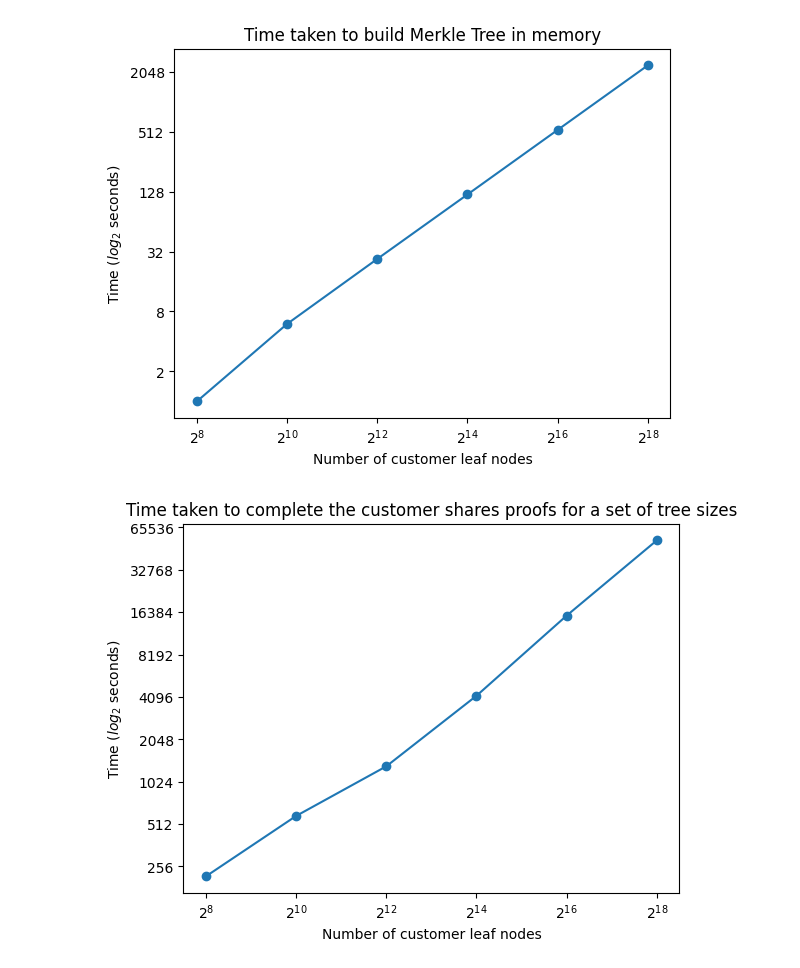
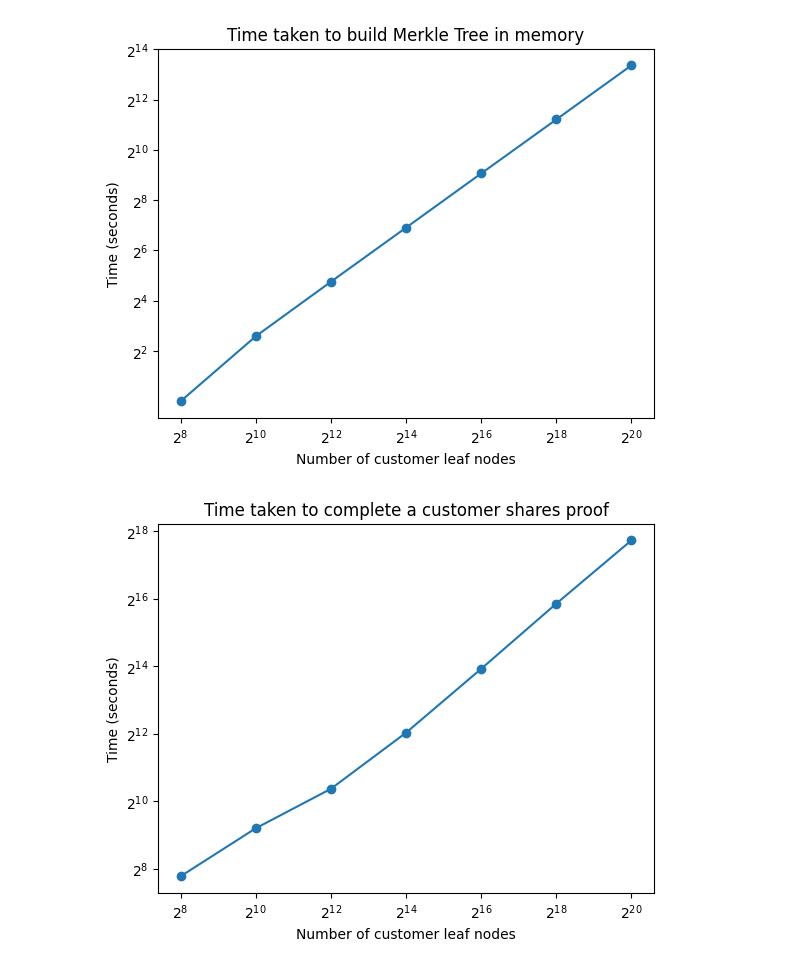
Before and after one commit to psjm3/verifiable_cloud_carbon_emissions, a Jupyter notebook: python/Results_graphing.ipynb, the cells around one changed output. Cells and saved outputs as stored; diff of their text form; code cells hidden in the pictures.

Commit message:
Add python graphing code

```diff
--- a/python/Results_graphing.ipynb
+++ b/python/Results_graphing.ipynb
@@ -1,47 +1,43 @@
 # %%
 import matplotlib
 import matplotlib.pyplot as plt
+import numpy as np
+from scipy.stats import norm
 
-num_of_leaf = [2**8, 2**10, 2**12, 2**14, 2**16, 2**18]
+import seaborn as sns
 
-time_tree_gen = [1, 6, 27, 120, 535, 2371]
+num_of_leaf = [2**8, 2**10, 2**12, 2**14, 2**16, 2**18, 2**20]
+y_in_power_of_2 = [2**2, 2**4, 2**6, 2**8, 2**10, 2**12, 2**14]
+
+# Time taken measured to build an o1js Merkle Tree in memory
+time_tree_gen = [1, 6, 27, 120, 535, 2371, 10560]
 tree_time_fig, tree_time_ax = plt.subplots()
 tree_time_ax.plot(num_of_leaf, time_tree_gen, linestyle='-', marker='o')
 tree_time_ax.set_xscale('log', base=2)
 tree_time_ax.set_yscale('log', base=2)
 tree_time_ax.set_xticks(num_of_leaf)
-tree_time_ax.get_yaxis().set_major_formatter(matplotlib.ticker.ScalarFormatter())
-tree_time_ax.set_xlabel("Number of customer leaf nodes")        # Label for the X-axis
-tree_time_ax.set_ylabel("Time ($log_2$ seconds)")        # Label for the Y-axis
-tree_time_ax.set_title("Time taken to build Merkle Tree in memory")  # Chart title
+tree_time_ax.set_yticks(y_in_power_of_2)
+# tree_time_ax.get_yaxis().set_major_formatter(matplotlib.ticker.ScalarFormatter())
+tree_time_ax.set_xlabel("Number of customer leaf nodes")
+tree_time_ax.set_ylabel("Time (seconds)")
+tree_time_ax.set_title("Time taken to build Merkle Tree in memory")
 plt.savefig('time_tree_gen.png', dpi=500)
 plt.show()
 
-time_customer_shares = [218, 585, 1317, 4174, 15481, 58821]
+# Time taken measured to complete a customer shares proof
+time_customer_shares = [218, 585, 1317, 4174, 15540, 59400, 218439]
 time_customer_shares_fig, time_customer_shares_ax = plt.subplots()
 time_customer_shares_ax.plot(num_of_leaf, time_customer_shares, linestyle='-', marker='o')
 time_customer_shares_ax.set_xscale('log', base=2)
 time_customer_shares_ax.set_yscale('log', base=2)
 time_customer_shares_ax.set_xticks(num_of_leaf)
-time_customer_shares_ax.get_yaxis().set_major_formatter(matplotlib.ticker.ScalarFormatter())
+time_customer_shares_ax.set_yticks([2**8, 2**10, 2**12, 2**14, 2**16, 2**18])
+# time_customer_shares_ax.get_yaxis().set_major_formatter(matplotlib.ticker.ScalarFormatter())
 time_customer_shares_ax.set_xlabel("Number of customer leaf nodes")        # Label for the X-axis
-time_customer_shares_ax.set_ylabel("Time ($log_2$ seconds)")        # Label for the Y-axis
-time_customer_shares_ax.set_title("Time taken to complete the customer shares proofs for a set of tree sizes")  # Chart title
+time_customer_shares_ax.set_ylabel("Time (seconds)")        # Label for the Y-axis
+time_customer_shares_ax.set_title("Time taken to complete a customer shares proof")  # Chart title
 plt.savefig('time_customer_shares.png', dpi=500)
 plt.show()
-
-time_overall = [1603, 1980, 2696, 5552, 16920, 39600]
-time_overall_fig, time_overall_ax = plt.subplots()
-time_overall_ax.plot(num_of_leaf, time_overall, linestyle='-', marker='o')
-time_overall_ax.set_xscale('log', base=2)
-time_overall_ax.set_yscale('log', base=2)
-time_overall_ax.set_xticks(num_of_leaf)
-time_overall_ax.get_yaxis().set_major_formatter(matplotlib.ticker.ScalarFormatter())
-time_overall_ax.set_xlabel("Number of customer leaf nodes")        # Label for the X-axis
-time_overall_ax.set_ylabel("Time ($log_2$ seconds)")        # Label for the Y-axis
-time_overall_ax.set_title("Time taken to complete all the proofs for one customers")  # Chart title
-plt.savefig('time_overall.png', dpi=500)
-plt.show()
 # %% [output]
-[figure, old version]
+[figure, new version]
-[figure, old version]
+[figure, new version]
```
Also changed, not shown: parts of 5 cells of this notebook, 7 other files.
